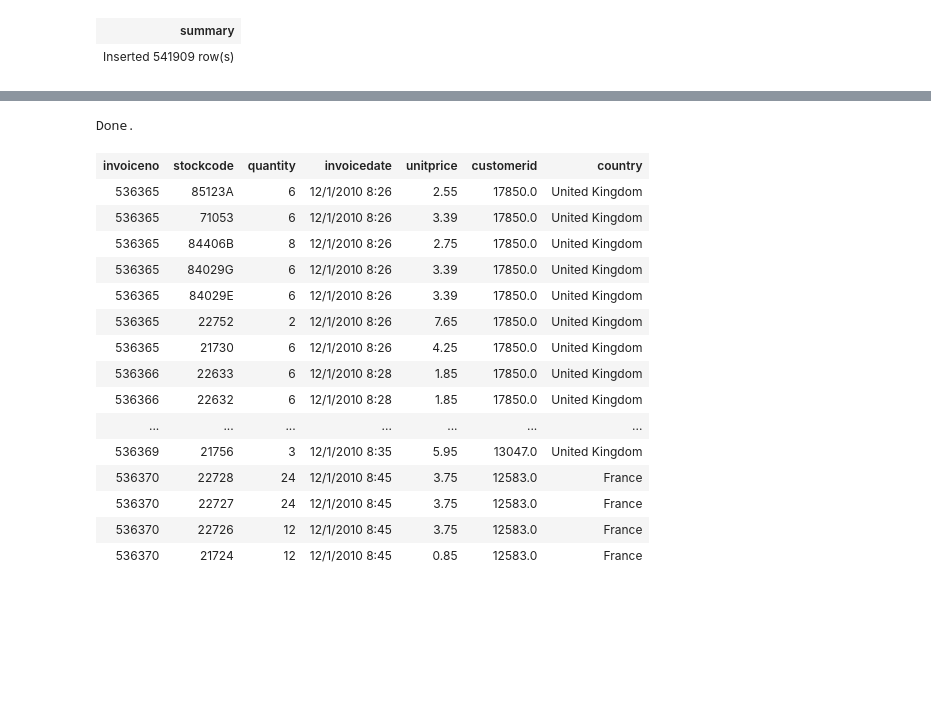
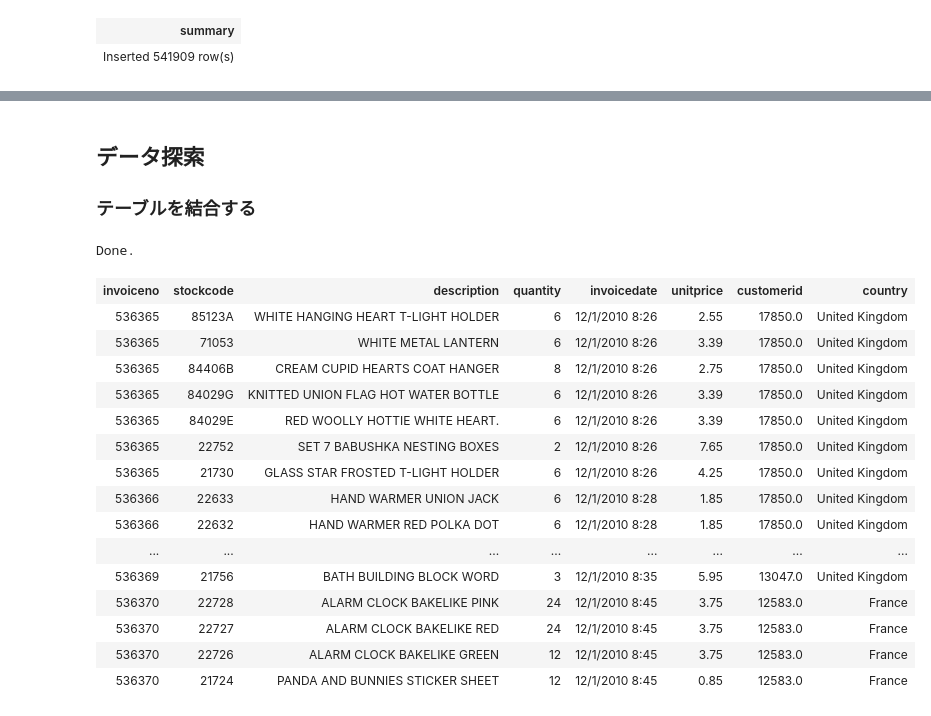
Before and after one commit to YoshiyukiKono/jupyter_impala, a Jupyter notebook: impala.ipynb, the cells around one changed output, grey strips where cells are left out. Saved outputs shown, nothing was run; the diff lists cells and outputs as text; code cells hidden in the pictures; blank space fills up the shorter version.

```diff
--- a/impala.ipynb
+++ b/impala.ipynb
@@ -232,21 +334,27 @@ Done.
+# %% [markdown]
+## データ探索
+### テーブルを結合する
 # %%
 %%sql
-select o.invoiceno,o.stockcode,o.quantity,o.invoicedate,o.unitprice,o.customerid,o.country from default.order_items o limit 30
+select o.invoiceno,o.stockcode,o.description, o.quantity,o.invoicedate,o.unitprice,o.customerid,c.name as country
+from default.order_items o
+INNER JOIN country c ON o.countrycode = c.id
+limit 30
 # %% [output]
 Done.
-| invoiceno | stockcode | quantity | invoicedate | unitprice | customerid | country |
-| 536365 | 85123A | 6 | 12/1/2010 8:26 | 2.55 | 17850.0 | United Kingdom |
-| 536365 | 71053 | 6 | 12/1/2010 8:26 | 3.39 | 17850.0 | United Kingdom |
-| 536365 | 84406B | 8 | 12/1/2010 8:26 | 2.75 | 17850.0 | United Kingdom |
-| 536365 | 84029G | 6 | 12/1/2010 8:26 | 3.39 | 17850.0 | United Kingdom |
-| 536365 | 84029E | 6 | 12/1/2010 8:26 | 3.39 | 17850.0 | United Kingdom |
-| 536365 | 22752 | 2 | 12/1/2010 8:26 | 7.65 | 17850.0 | United Kingdom |
-| 536365 | 21730 | 6 | 12/1/2010 8:26 | 4.25 | 17850.0 | United Kingdom |
-| 536366 | 22633 | 6 | 12/1/2010 8:28 | 1.85 | 17850.0 | United Kingdom |
-| 536366 | 22632 | 6 | 12/1/2010 8:28 | 1.85 | 17850.0 | United Kingdom |
-| ... | ... | ... | ... | ... | ... | ... |
-| 536369 | 21756 | 3 | 12/1/2010 8:35 | 5.95 | 13047.0 | United Kingdom |
-| 536370 | 22728 | 24 | 12/1/2010 8:45 | 3.75 | 12583.0 | France |
-| 536370 | 22727 | 24 | 12/1/2010 8:45 | 3.75 | 12583.0 | France |
-| 536370 | 22726 | 12 | 12/1/2010 8:45 | 3.75 | 12583.0 | France |
-| 536370 | 21724 | 12 | 12/1/2010 8:45 | 0.85 | 12583.0 | France |
+| invoiceno | stockcode | description | quantity | invoicedate | unitprice | customerid | country |
+| 536365 | 85123A | WHITE HANGING HEART T-LIGHT HOLDER | 6 | 12/1/2010 8:26 | 2.55 | 17850.0 | United Kingdom |
+| 536365 | 71053 | WHITE METAL LANTERN | 6 | 12/1/2010 8:26 | 3.39 | 17850.0 | United Kingdom |
+| 536365 | 84406B | CREAM CUPID HEARTS COAT HANGER | 8 | 12/1/2010 8:26 | 2.75 | 17850.0 | United Kingdom |
+| 536365 | 84029G | KNITTED UNION FLAG HOT WATER BOTTLE | 6 | 12/1/2010 8:26 | 3.39 | 17850.0 | United Kingdom |
+| 536365 | 84029E | RED WOOLLY HOTTIE WHITE HEART. | 6 | 12/1/2010 8:26 | 3.39 | 17850.0 | United Kingdom |
+| 536365 | 22752 | SET 7 BABUSHKA NESTING BOXES | 2 | 12/1/2010 8:26 | 7.65 | 17850.0 | United Kingdom |
+| 536365 | 21730 | GLASS STAR FROSTED T-LIGHT HOLDER | 6 | 12/1/2010 8:26 | 4.25 | 17850.0 | United Kingdom |
+| 536366 | 22633 | HAND WARMER UNION JACK | 6 | 12/1/2010 8:28 | 1.85 | 17850.0 | United Kingdom |
+| 536366 | 22632 | HAND WARMER RED POLKA DOT | 6 | 12/1/2010 8:28 | 1.85 | 17850.0 | United Kingdom |
+| ... | ... | ... | ... | ... | ... | ... | ... |
+| 536369 | 21756 | BATH BUILDING BLOCK WORD | 3 | 12/1/2010 8:35 | 5.95 | 13047.0 | United Kingdom |
+| 536370 | 22728 | ALARM CLOCK BAKELIKE PINK | 24 | 12/1/2010 8:45 | 3.75 | 12583.0 | France |
+| 536370 | 22727 | ALARM CLOCK BAKELIKE RED | 24 | 12/1/2010 8:45 | 3.75 | 12583.0 | France |
+| 536370 | 22726 | ALARM CLOCK BAKELIKE GREEN | 12 | 12/1/2010 8:45 | 3.75 | 12583.0 | France |
+| 536370 | 21724 | PANDA AND BUNNIES STICKER SHEET | 12 | 12/1/2010 8:45 | 0.85 | 12583.0 | France |
```
Also changed, not shown: parts of 61 cells of this notebook, 23 other files.
